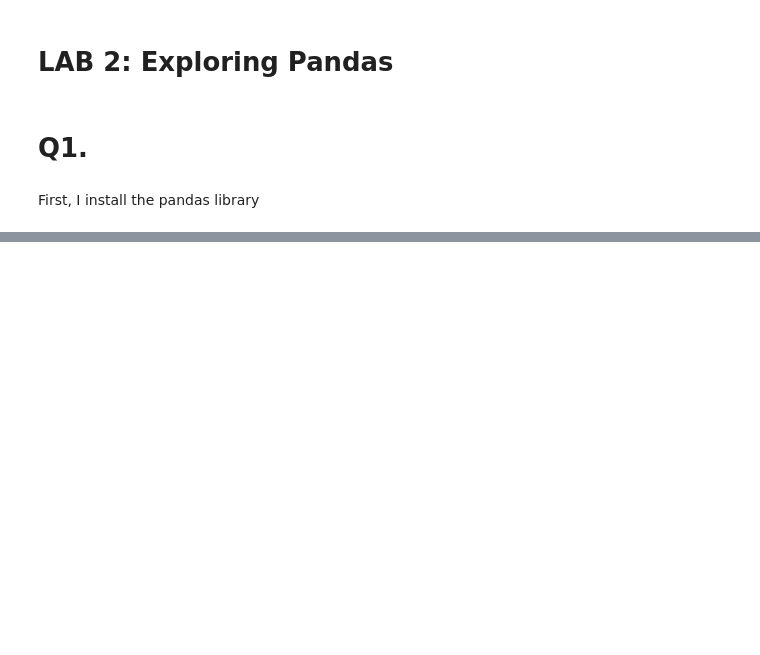
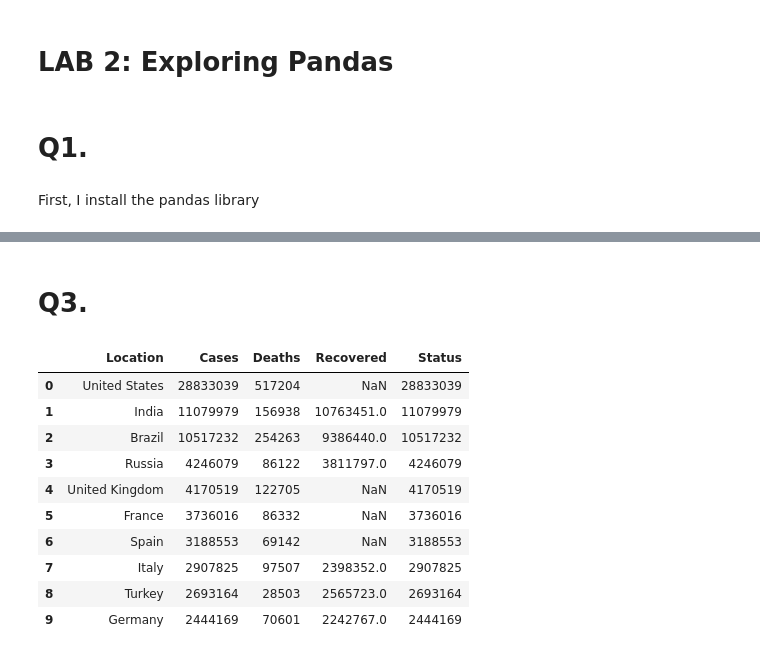
Before and after one commit to Sulphite05/MachineLearning, a Jupyter notebook: lab2.ipynb, the cells around one changed output, grey strips where cells are left out. Drawn from its saved outputs; the diff is of its cells as text; code cells hidden in the pictures; blank space fills up the shorter version.

```diff
--- a/lab2.ipynb
+++ b/lab2.ipynb
@@ -24,0 +372,7 @@ Note: you may need to restart the kernel to use updated packages.
+# %%
+data = {'Location':['United States', 'India', 'Brazil', 'Russia', 'United Kingdom', 'France', 'Spain', 'Italy', 'Turkey', 'Germany'],
+        'Cases': [28_833_039, 11_079_979, 10_517_232, 4_246_079, 4_170_519, 3_736_016, 3_188_553, 2_907_825, 2_693_164, 2_444_169],
+        'Deaths': [517_204, 156_938, 254_263, 86_122, 122_705, 86_332,69_142,97_507,28_503,70_601],
+        'Recovered':[np.nan,10_763_451,9_386_440,3_811_797,np.nan,np.nan,np.nan,2_398_352,2_565_723,2_242_767]}
+df = pd.DataFrame(data)
+df
@@ -24,0 +391,17 @@ Note: you may need to restart the kernel to use updated packages.
+# %% [markdown]
+# Q3.
+# %%
+df['Status'] = df['Cases']
+df
+# %% [output]
+|  | Location | Cases | Deaths | Recovered | Status |
+| 0 | United States | 28833039 | 517204 | NaN | 28833039 |
+| 1 | India | 11079979 | 156938 | 10763451.0 | 11079979 |
+| 2 | Brazil | 10517232 | 254263 | 9386440.0 | 10517232 |
+| 3 | Russia | 4246079 | 86122 | 3811797.0 | 4246079 |
+| 4 | United Kingdom | 4170519 | 122705 | NaN | 4170519 |
+| 5 | France | 3736016 | 86332 | NaN | 3736016 |
+| 6 | Spain | 3188553 | 69142 | NaN | 3188553 |
+| 7 | Italy | 2907825 | 97507 | 2398352.0 | 2907825 |
+| 8 | Turkey | 2693164 | 28503 | 2565723.0 | 2693164 |
+| 9 | Germany | 2444169 | 70601 | 2242767.0 | 2444169 |
```
Also changed, not shown: parts of 59 cells of this notebook.
